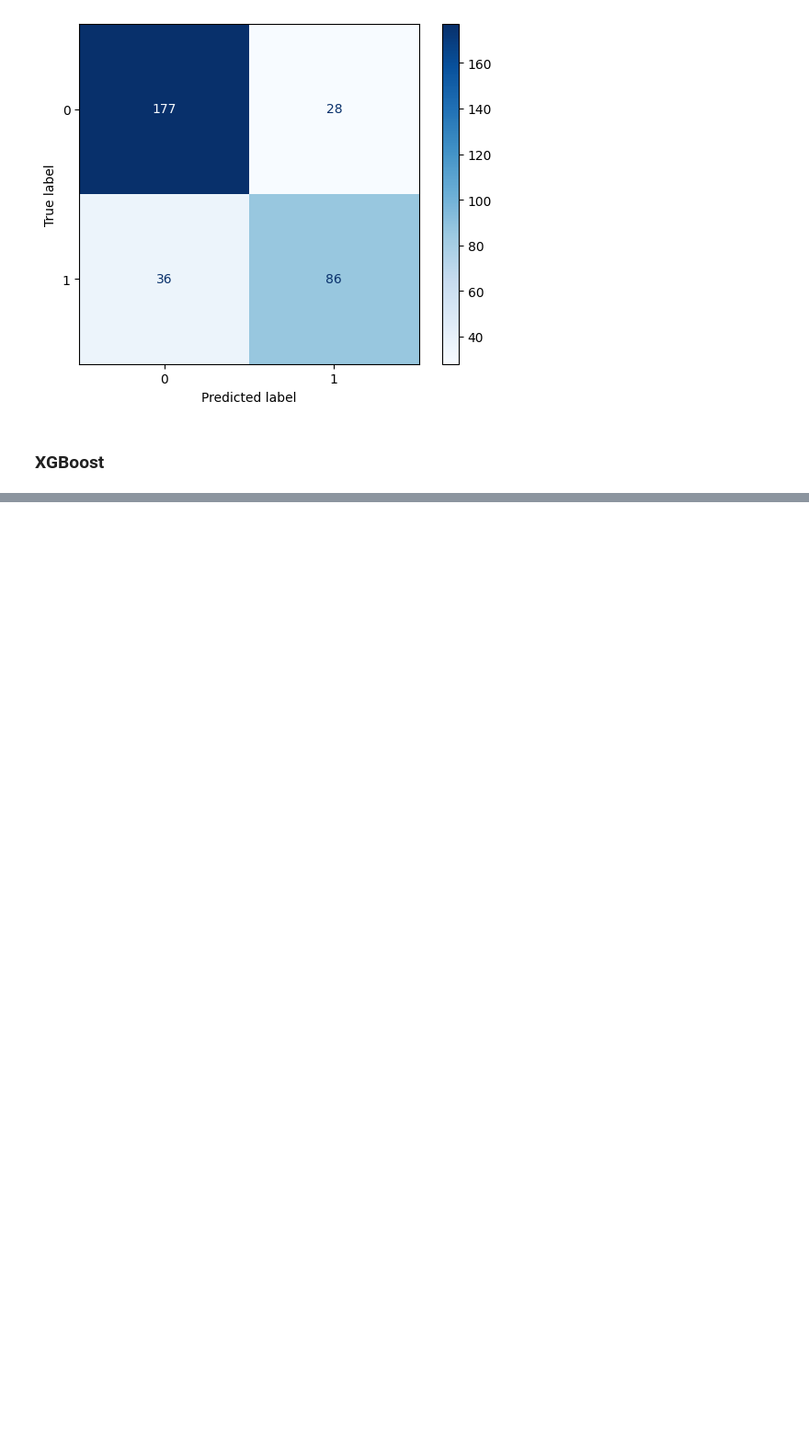
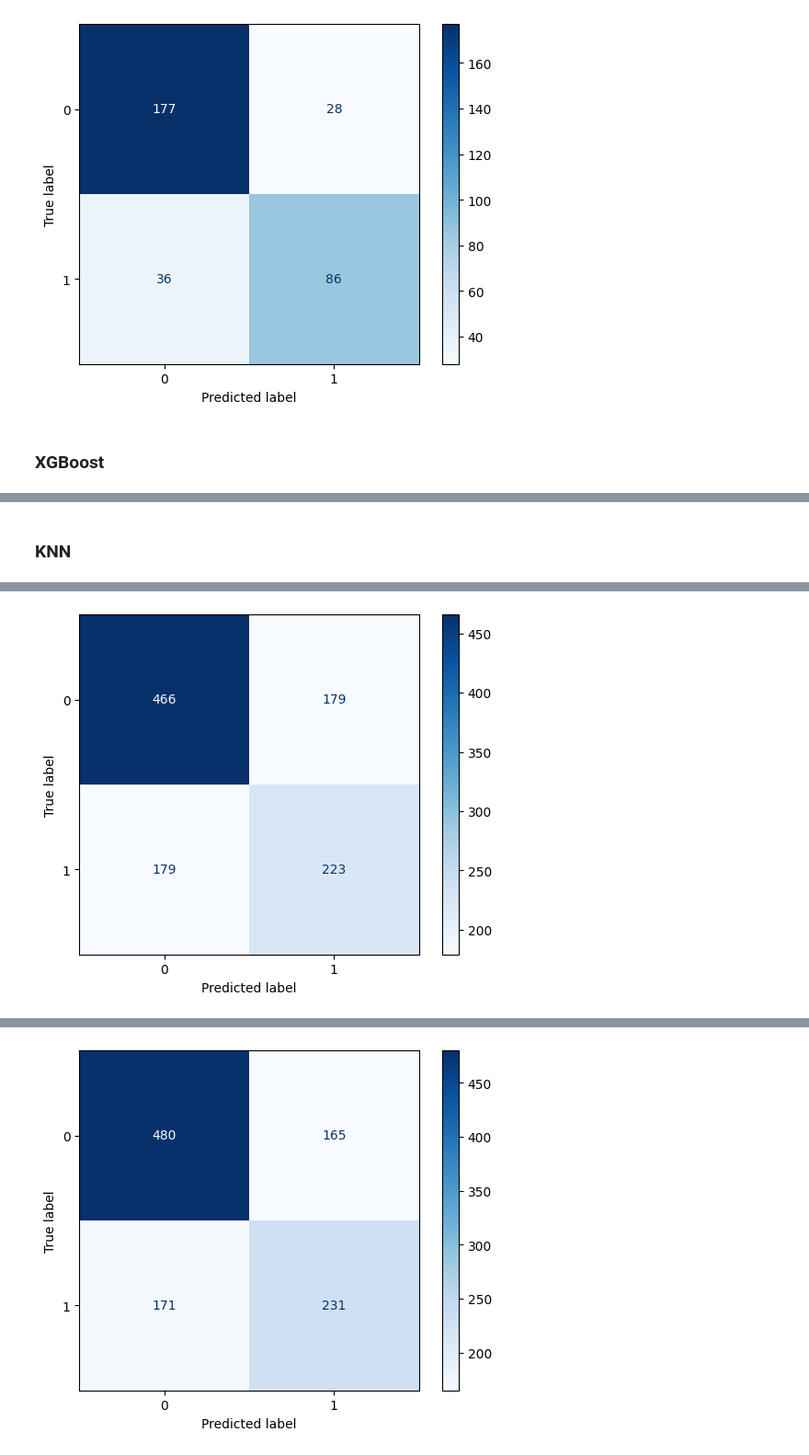
Before and after one commit to GoncaloPinto03/IA-FEUP, a Jupyter notebook: proj2/src/main.ipynb, the cells around one changed output, grey strips where cells are left out. Shown at 92% size. Saved outputs shown, nothing was run; the diff lists cells and outputs as text; code cells hidden in the pictures; blank space fills up the shorter version.

```diff
--- a/proj2/src/main.ipynb
+++ b/proj2/src/main.ipynb
@@ -463,0 +497,77 @@ Fitting 5 folds for each of 1728 candidates, totalling 8640 fits
+# %% [markdown]
+### KNN
+# %%
+import time
+from sklearn.neighbors import KNeighborsClassifier
+from sklearn.model_selection import cross_val_score
+
+# KNN Classifier
+knn = KNeighborsClassifier()
+start_time = time.time()
+knn.fit(X_train_smote, y_train_smote)
+training_time = time.time() - start_time
+print("Training time: {:.2f} seconds".format(training_time))
+
+# Evaluate the model
+y_pred = knn.predict(X_test)
+print("Accuracy:", knn.score(X_test, y_test))
+print(classification_report(y_test, y_pred))
+
+# Confusion matrix
+cm = confusion_matrix(y_test, y_pred)
+ConfusionMatrixDisplay(cm).plot(cmap='Blues')
+plt.show()
+
+# Hyperparameter tuning using GridSearchCV
+parameter_grid = {
+    'n_neighbors': [3, 5, 7, 9, 11],
+    'weights': ['uniform', 'distance'],
+    'algorithm': ['ball_tree', 'kd_tree', 'brute'],
+    'leaf_size': [20, 30, 40, 60],
+    'p': [1, 2]
+}
+grid_search = GridSearchCV(KNeighborsClassifier(), param_grid=parameter_grid, cv=10)
+grid_search.fit(X_train_smote, y_train_smote)
+print('Best score:', grid_search.best_score_)
+print('Best parameters:', grid_search.best_params_)
+print('Best estimator:', grid_search.best_estimator_)
+
+# Evaluate the best model
+best_knn = grid_search.best_estimator_
+y_pred_best = best_knn.predict(X_test)
+print("Accuracy:", best_knn.score(X_test, y_test))
+print(classification_report(y_test, y_pred_best))
+
+# Confusion matrix for the best model
+cm_best = confusion_matrix(y_test, y_pred_best)
+ConfusionMatrixDisplay(cm_best).plot(cmap='Blues')
+plt.show()
+
+# Visualization
+x = np.array([0, 1])
+y1 = np.array([0.92, 0.38])
+y2 = np.array([0.97, 0.16])
+y3 = np.array([0.94, 0.23])
+
+plt.bar(x, y1, width=0.2, align='center', label='Precision')
+plt.bar(x + 0.2, y2, width=0.2, align='center', label='Recall')
+plt.bar(x + 0.4, y3, width=0.2, align='center', label='F1-score')
+plt.xticks(x, ['0', '1'])
+plt.ylabel('Percentages')
+plt.legend()
+plt.title('KNN')
+
+for i, v in enumerate(y1):
+    plt.text(i - 0.1, v + 0.01, str(v), color='black', fontweight='bold')
+for i, v in enumerate(y2):
+    plt.text(i + 0.1, v + 0.01, str(v), color='black', fontweight='bold')
+for i, v in enumerate(y3):
+    plt.text(i + 0.3, v + 0.01, str(v), color='black', fontweight='bold')
+plt.show()
+
+# Cross-validation scores
+cv_scores = cross_val_score(knn, X, y, cv=10)
+plt.hist(cv_scores)
+plt.title('Average score: {}'.format(np.mean(cv_scores)))
+plt.show()
+# %% [output]
@@ -463,0 +584 @@ Fitting 5 folds for each of 1728 candidates, totalling 8640 fits
+[figure, added]
@@ -463,0 +597 @@ Fitting 5 folds for each of 1728 candidates, totalling 8640 fits
+[figure, added]
```
Also changed, not shown: parts of 10 cells of this notebook, 1 other file.
